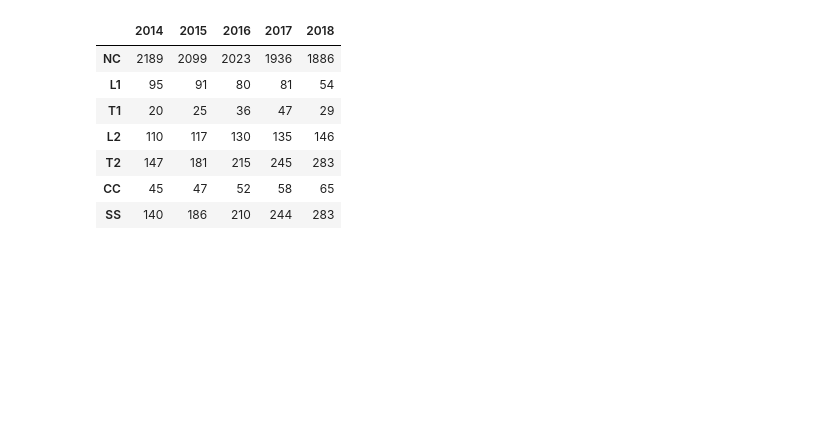
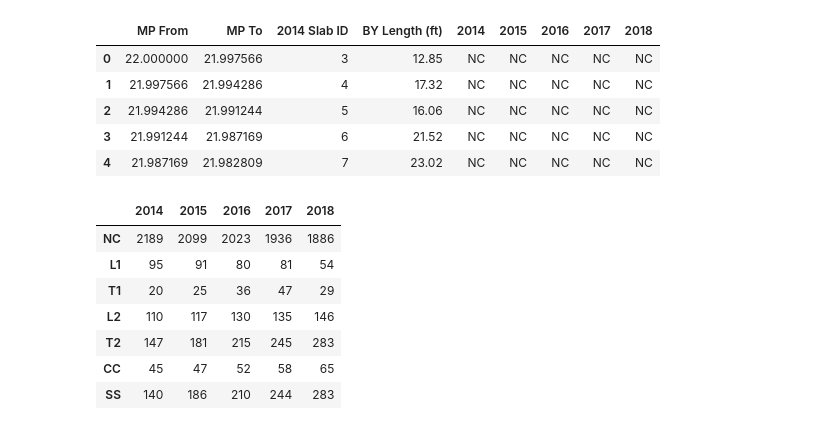
Before and after one commit to jadenl99/Pavement-Forecasting, a Jupyter notebook: src/temporal.ipynb, the cells around one changed output. Cells and saved outputs as stored; diff of their text form; code cells hidden in the pictures; blank space fills up the shorter version.

```diff
--- a/src/temporal.ipynb
+++ b/src/temporal.ipynb
@@ -1,19 +1,26 @@
 # %%
 import pandas as pd
 import matplotlib.pyplot as plt
 import seaborn as sns
 import numpy as np
 
 df = pd.read_csv('..\spreadsheet_data\i16WB_filtered.csv')
 
 # Filter out slabs that were replaced during time period
 df = df[df['Replaced'].notnull() == False]
 df = df[df['Replaced and Broken'].notnull() == False]
 df = df[df['2014'] != 'R']
 df = df.drop(columns=['Replaced', 'Replaced and Broken', 'Interstate', 'Direction', 'Year Replaced', 'Possibly OR'])
 
 
-df.to_csv('..\spreadsheet_data\i16WB_res.csv')
+df.head()
+# %% [output]
+|  | MP From | MP To | 2014 Slab ID | BY Length (ft) | 2014 | 2015 | 2016 | 2017 | 2018 |
+| 0 | 22.000000 | 21.997566 | 3 | 12.85 | NC | NC | NC | NC | NC |
+| 1 | 21.997566 | 21.994286 | 4 | 17.32 | NC | NC | NC | NC | NC |
+| 2 | 21.994286 | 21.991244 | 5 | 16.06 | NC | NC | NC | NC | NC |
+| 3 | 21.991244 | 21.987169 | 6 | 21.52 | NC | NC | NC | NC | NC |
+| 4 | 21.987169 | 21.982809 | 7 | 23.02 | NC | NC | NC | NC | NC |
 # %%
 freq = {}
 for year in range(2014, 2019):
```
Also changed, not shown: parts of 3 cells of this notebook.
